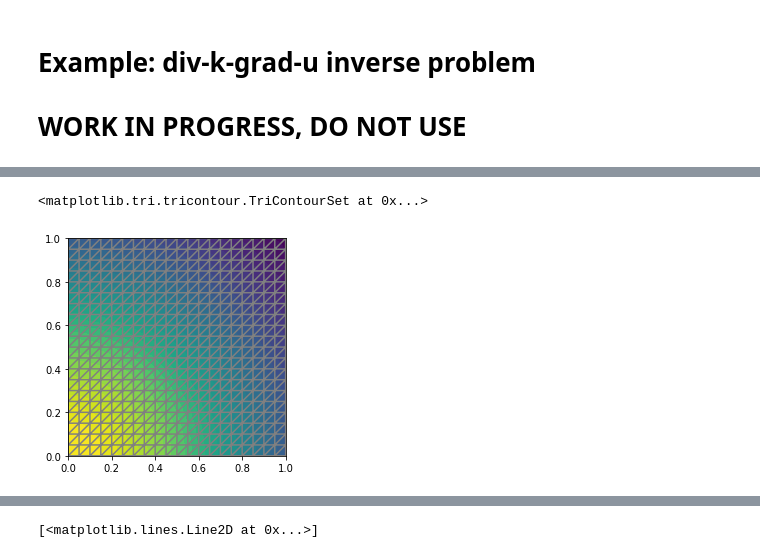
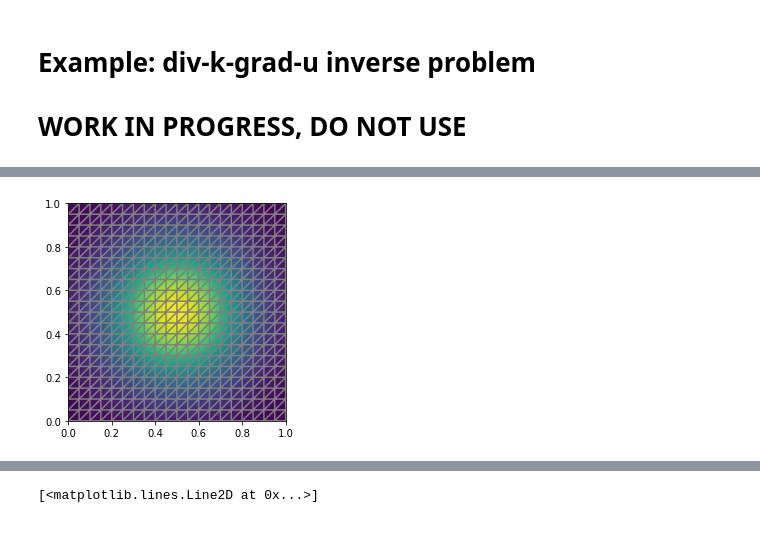
Before and after one commit to vishwas1984/NormalizingFlows_InverseProblems, a Jupyter notebook: div_k_grad_u_inverse_problem_fenics.ipynb, the cells around one changed output, grey strips where cells are left out. Drawn from its saved outputs; the diff is of its cells as text; code cells hidden in the pictures.

```diff
--- a/div_k_grad_u_inverse_problem_fenics.ipynb
+++ b/div_k_grad_u_inverse_problem_fenics.ipynb
@@ -15,10 +34,10 @@ def gaussian_expression(magnitude, mu, sigma_scalar):
 # %%
 mesh_n = 20
 mesh = UnitSquareMesh(mesh_n, mesh_n)
 V = FunctionSpace(mesh, 'CG', 1)
 plot(mesh)
-g = gaussian_expression(1.0, np.array([0., 0.]), 1.)
+g = gaussian_expression(1.0, np.array([0.5, 0.5]), 0.1)
 plot(g,mesh=mesh)
+f = gaussian_expression(1.0, np.array([0.5, 0.5]), 0.1)
 # %% [output]
-<matplotlib.tri.tricontour.TriContourSet at 0x...>
-[figure, old version]
+[figure, new version]
```
Also changed, not shown: parts of 16 cells of this notebook.
